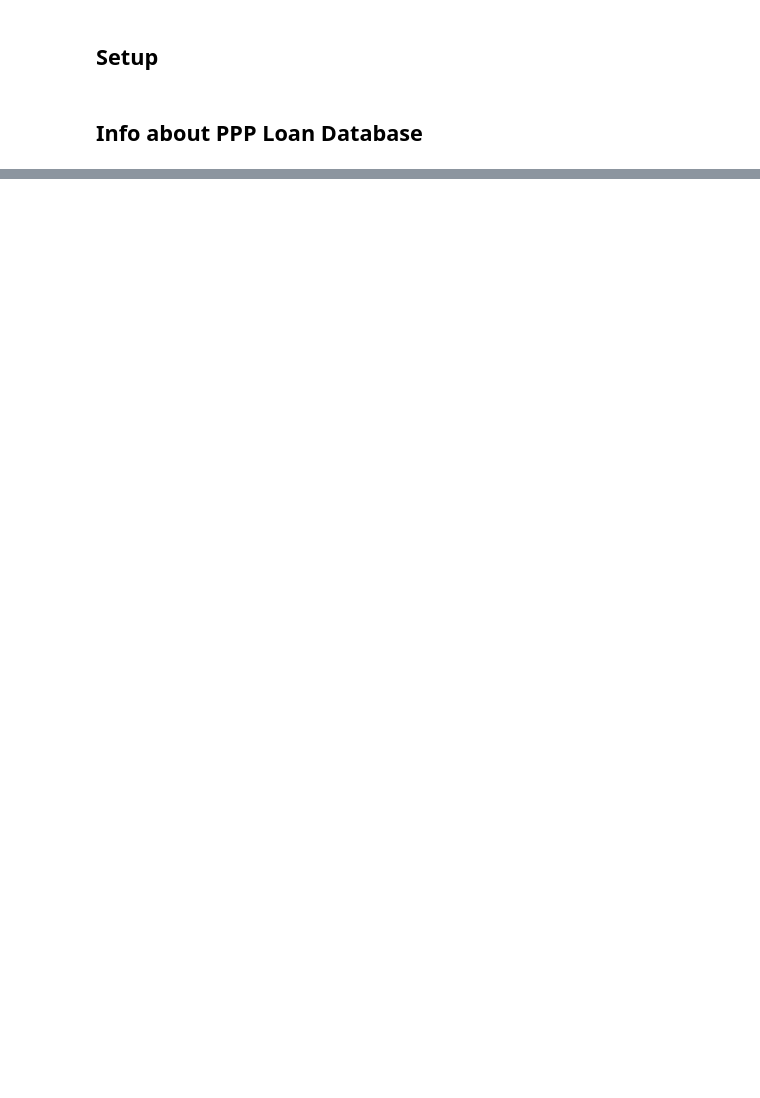
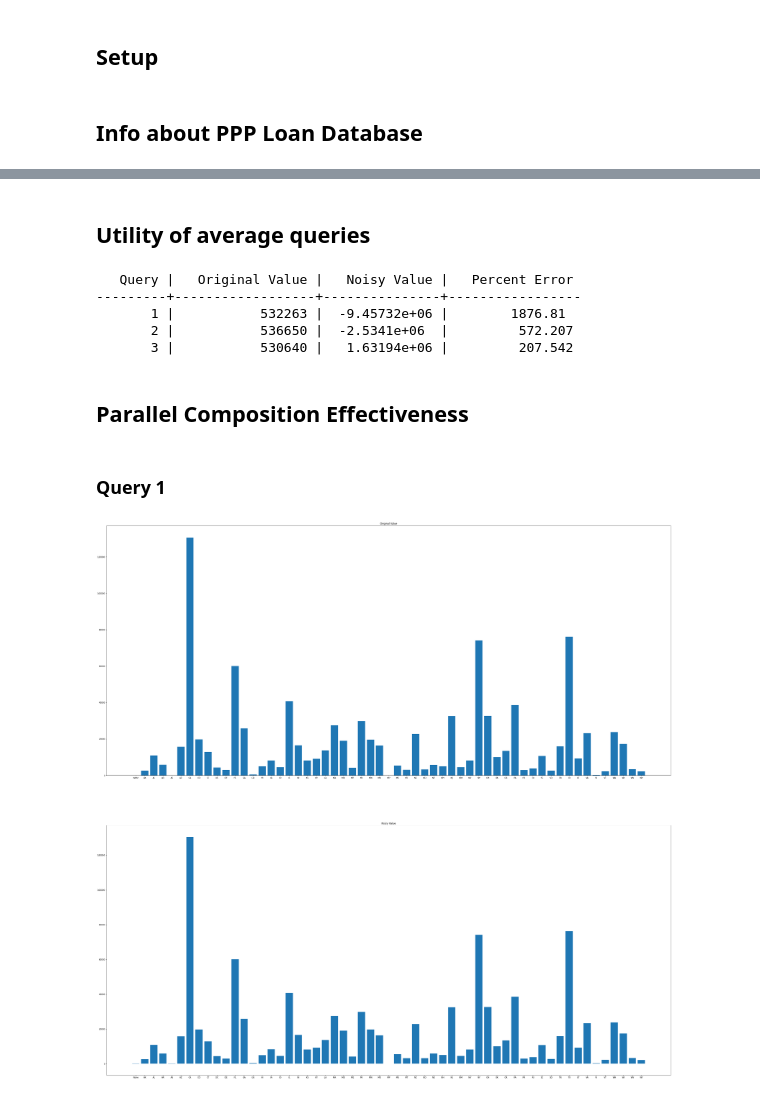
Before and after one commit to NucciTheBoss/DS300_mini_project, a Jupyter notebook: analysis/analysis.ipynb, the cells around one changed output, grey strips where cells are left out. Cells and saved outputs as stored; diff of their text form; code cells hidden in the pictures; blank space fills up the shorter version.

```diff
--- a/analysis/analysis.ipynb
+++ b/analysis/analysis.ipynb
@@ -87,0 +204,69 @@ rh.info
+# %% [markdown]
+## Utility of average queries
+# %%
+avg_query1 = "SELECT AVG(InitialApprovalAmount) FROM PPP"
+avg_query2 = "SELECT AVG(ForgivenessAmount) FROM PPP"
+avg_query3 = "SELECT AVG(CurrentApprovalAmount) FROM PPP"
+
+# Original results
+avg_query1_result_orig = rh.execute(avg_query1, False)
+avg_query2_result_orig = rh.execute(avg_query2, False)
+avg_query3_result_orig = rh.execute(avg_query3, False)
+
+# DP results
+avg_query1_result_diff = rh.execute(avg_query1)
+avg_query2_result_diff = rh.execute(avg_query2)
+avg_query3_result_diff = rh.execute(avg_query3)
+
+# Display the Results
+headers = ["Query", "Original Value", "Noisy Value", "Percent Error"]
+table = [
+    [1, avg_query1_result_orig["result"], avg_query1_result_diff["result"], pct_error(avg_query1_result_orig["result"], avg_query1_result_diff["result"])],
+    [2, avg_query2_result_orig["result"], avg_query2_result_diff["result"], pct_error(avg_query2_result_orig["result"], avg_query2_result_diff["result"])],
+    [3, avg_query3_result_orig["result"], avg_query3_result_diff["result"], pct_error(avg_query3_result_orig["result"], avg_query3_result_diff["result"])]
+]
+print(tabulate(table, headers, tablefmt=TABLE_FORMAT))
+# %% [output]
+   Query |   Original Value |   Noisy Value |   Percent Error
+---------+------------------+---------------+-----------------
+       1 |           532263 |  -9.45732e+06 |        1876.81
+       2 |           536650 |  -2.5341e+06  |         572.207
+       3 |           530640 |   1.63194e+06 |         207.542
+# %% [markdown]
+## Parallel Composition Effectiveness
+# %%
+parallel_query1 = "SELECT BorrowerState, COUNT(*) FROM PPP GROUP BY BorrowerState"
+parallel_query2 = "SELECT LoanStatus, COUNT(*) FROM PPP GROUP BY LoanStatus"
+parallel_query3 = "SELECT BorrowerState, COUNT(*) FROM PPP WHERE RuralUrbanIndicator='U' GROUP BY BorrowerState"
+
+# Original results
+parallel_query1_result_orig = rh.execute(parallel_query1, False)
+parallel_query2_result_orig = rh.execute(parallel_query2, False)
+parallel_query3_result_orig = rh.execute(parallel_query3, False)
+
+# DP results
+parallel_query1_result_diff = rh.execute(parallel_query1)
+parallel_query2_result_diff = rh.execute(parallel_query2)
+parallel_query3_result_diff = rh.execute(parallel_query3)
+# %% [markdown]
+### Query 1
+# %%
+fig, axs = plt.subplots(2, 1, figsize=(50, 50))
+
+category = []; values = []
+for result in parallel_query1_result_orig["result"]:
+    category.append(str(result[0])); values.append(result[1])
+
+axs[0].bar(category, values)
+axs[0].title.set_text("Original Value")
+
+category = []; values = []
+for result in parallel_query1_result_diff["result"]:
+    category.append(str(result[0])); values.append(result[1])
+
+axs[1].bar(category, values)
+axs[1].title.set_text("Noisy Value")
+
+plt.show()
+# %% [output]
+[figure, added]
```
Also changed, not shown: parts of 13 cells of this notebook, 1 other file.
